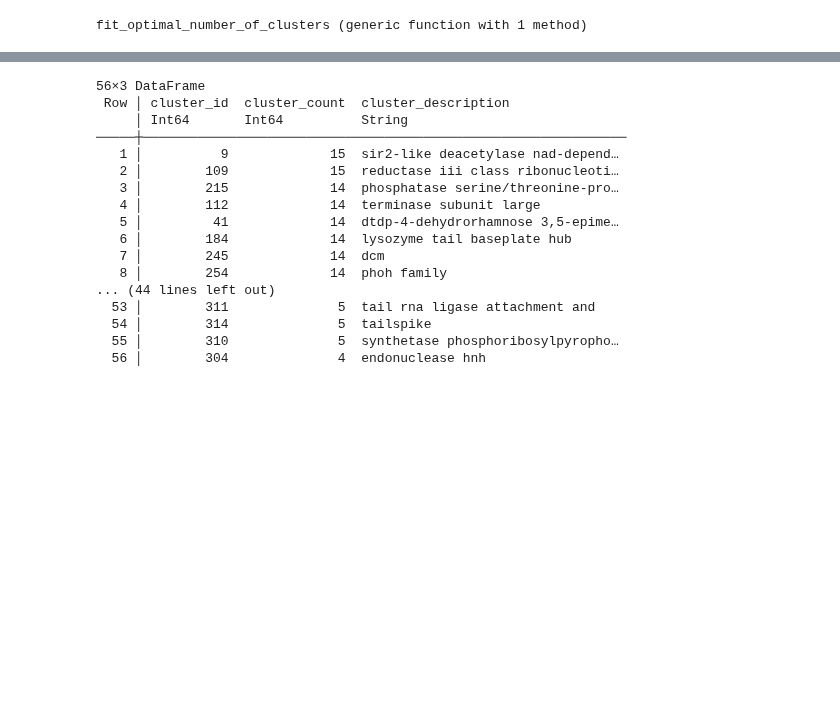
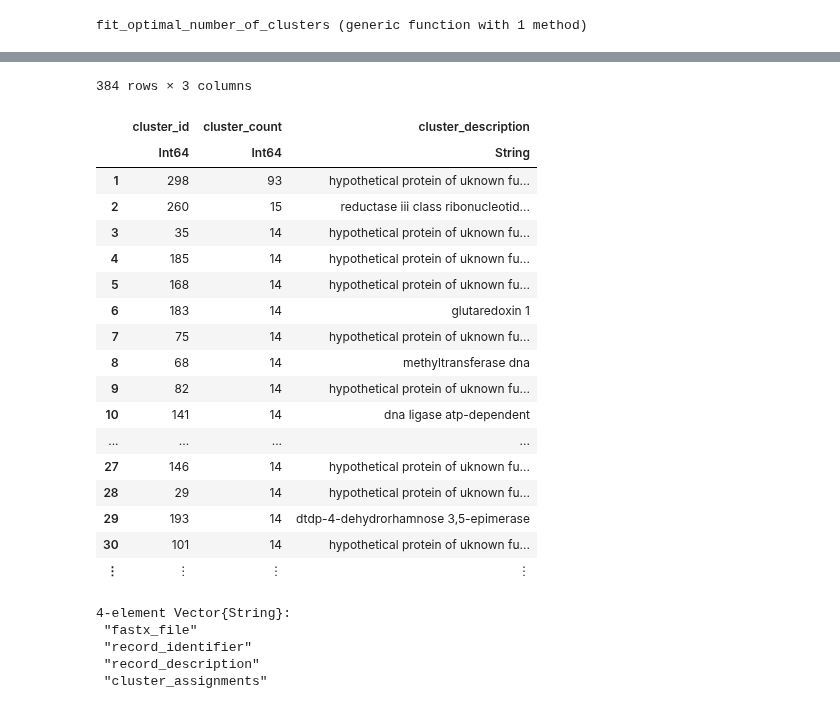
Before and after one commit to cjprybol/Mycelia, a Jupyter notebook: docs/_src/5.Development/2022-03-06-ecoli-phapecoctavirus-core-genome.ipynb, the cells around one changed output, grey strips where cells are left out. Drawn from its saved outputs; the diff is of its cells as text; code cells hidden in the pictures; blank space fills up the shorter version.

```diff
--- a/docs/_src/5.Development/2022-03-06-ecoli-phapecoctavirus-core-genome.ipynb
+++ b/docs/_src/5.Development/2022-03-06-ecoli-phapecoctavirus-core-genome.ipynb
@@ -832,22 +811,2 @@ end
-# %%
-show(cluster_descriptions[cluster_descriptions[!, "cluster_description"] .!= "hypothetical protein of uknown function", :], allrows=true, allcols=true)
-# %% [output]
-56×3 DataFrame
- Row │ cluster_id  cluster_count  cluster_description
-     │ Int64       Int64          String
-─────┼──────────────────────────────────────────────────────────────
-   1 │          9             15  sir2-like deacetylase nad-depend…
-   2 │        109             15  reductase iii class ribonucleoti…
-   3 │        215             14  phosphatase serine/threonine-pro…
-   4 │        112             14  terminase subunit large
-   5 │         41             14  dtdp-4-dehydrorhamnose 3,5-epime…
-   6 │        184             14  lysozyme tail baseplate hub
-   7 │        245             14  dcm
-   8 │        254             14  phoh family
-... (44 lines left out)
-  53 │        311              5  tail rna ligase attachment and
-  54 │        314              5  tailspike
-  55 │        310              5  synthetase phosphoribosylpyropho…
-  56 │        304              4  endonuclease hnh
 # %%
 # heatmap of clusters against genomes
@@ -854 +838,31 @@ show(cluster_descriptions[cluster_descriptions[!, "cluster_description"] .!= "hy
+# %%
+cluster_descriptions
+# %% [output]
+384 rows × 3 columns
+|  | cluster_id | cluster_count | cluster_description |
+|  | Int64 | Int64 | String |
+| 1 | 298 | 93 | hypothetical protein of uknown fu... |
+| 2 | 260 | 15 | reductase iii class ribonucleotid... |
+| 3 | 35 | 14 | hypothetical protein of uknown fu... |
+| 4 | 185 | 14 | hypothetical protein of uknown fu... |
+| 5 | 168 | 14 | hypothetical protein of uknown fu... |
+| 6 | 183 | 14 | glutaredoxin 1 |
+| 7 | 75 | 14 | hypothetical protein of uknown fu... |
+| 8 | 68 | 14 | methyltransferase dna |
+| 9 | 82 | 14 | hypothetical protein of uknown fu... |
+| 10 | 141 | 14 | dna ligase atp-dependent |
+| ... | ... | ... | ... |
+| 27 | 146 | 14 | hypothetical protein of uknown fu... |
+| 28 | 29 | 14 | hypothetical protein of uknown fu... |
+| 29 | 193 | 14 | dtdp-4-dehydrorhamnose 3,5-epimerase |
+| 30 | 101 | 14 | hypothetical protein of uknown fu... |
+| ⋮ | ⋮ | ⋮ | ⋮ |
+# %%
+names(record_table)
+# %% [output]
+4-element Vector{String}:
+ "fastx_file"
+ "record_identifier"
+ "record_description"
+ "cluster_assignments"
 # %%
```
Also changed, not shown: parts of 22 cells of this notebook, 1 other file.
